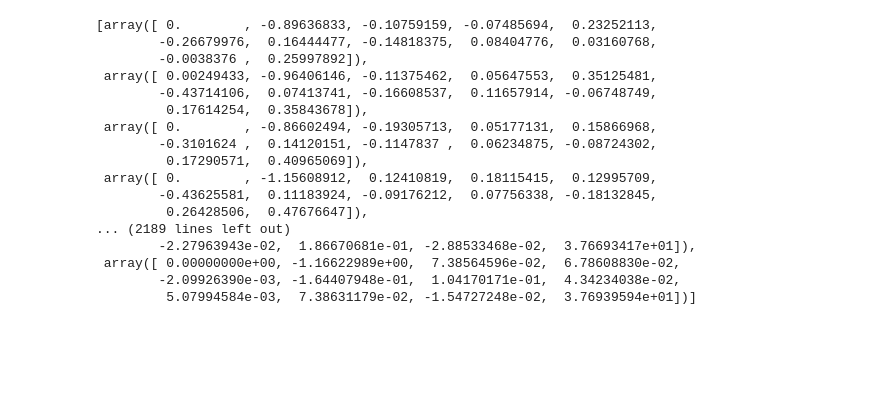
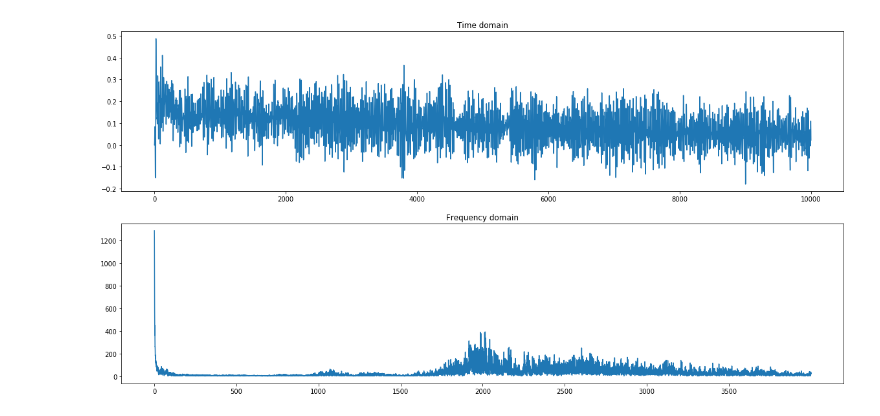
Before and after one commit to enthyp/DSP, a Jupyter notebook: lpc-10/examples/compression.ipynb, the cells around one changed output. Cells and saved outputs as stored; diff of their text form; code cells hidden in the pictures; blank space fills up the shorter version.

```diff
--- a/lpc-10/examples/compression.ipynb
+++ b/lpc-10/examples/compression.ipynb
@@ -12,26 +17,20 @@ decoder = Decoder(180)
-# %%
-audio_dir = os.path.join('.', '..', 'audio')
-
-audio = get_audio(os.path.join(audio_dir, 'a.wav'))
-left = audio[:, 0].astype(np.double)
-# %%
-enc = encoder.encode(left, fs)
-dec = d
-# %% [output]
-[array([ 0.        , -0.89636833, -0.10759159, -0.07485694,  0.23252113,
-        -0.26679976,  0.16444477, -0.14818375,  0.08404776,  0.03160768,
-        -0.0038376 ,  0.25997892]),
- array([ 0.00249433, -0.96406146, -0.11375462,  0.05647553,  0.35125481,
-        -0.43714106,  0.07413741, -0.16608537,  0.11657914, -0.06748749,
-         0.17614254,  0.35843678]),
- array([ 0.        , -0.86602494, -0.19305713,  0.05177131,  0.15866968,
-        -0.3101624 ,  0.14120151, -0.1147837 ,  0.06234875, -0.08724302,
-         0.17290571,  0.40965069]),
- array([ 0.        , -1.15608912,  0.12410819,  0.18115415,  0.12995709,
-        -0.43625581,  0.11183924, -0.09176212,  0.07756338, -0.18132845,
-         0.26428506,  0.47676647]),
-... (2189 lines left out)
-        -2.27963943e-02,  1.86670681e-01, -2.88533468e-02,  3.76693417e+01]),
- array([ 0.00000000e+00, -1.16622989e+00,  7.38564596e-02,  6.78608830e-02,
-        -2.09926390e-03, -1.64407948e-01,  1.04170171e-01,  4.34234038e-02,
-         5.07994584e-03,  7.38631179e-02, -1.54727248e-02,  3.76939594e+01])]
+# %%
+audio_dir = os.path.join('.', '..', 'audio')
+fs = 44100
+f_min = 0
+f_max = 4000
+
+test_path = os.path.join(audio_dir, 'sz.wav')
+if not os.path.exists(test_path):
+    audio = record_audio(5, sample_rate=fs)
+    dump_audio(audio, test_path)
+else:
+    audio = get_audio(test_path)
+
+left, right = audio[:, 0], audio[:, 1]
+cutoff_freq = f_max
+left_lp = butter_lowpass_filter(left, cutoff_freq, sample_rate=fs).astype(np.double)
+
+plot_audio(left_lp)
+# %% [output]
+[figure, added]
```
Also changed, not shown: parts of 3 cells of this notebook, 6 other files.
